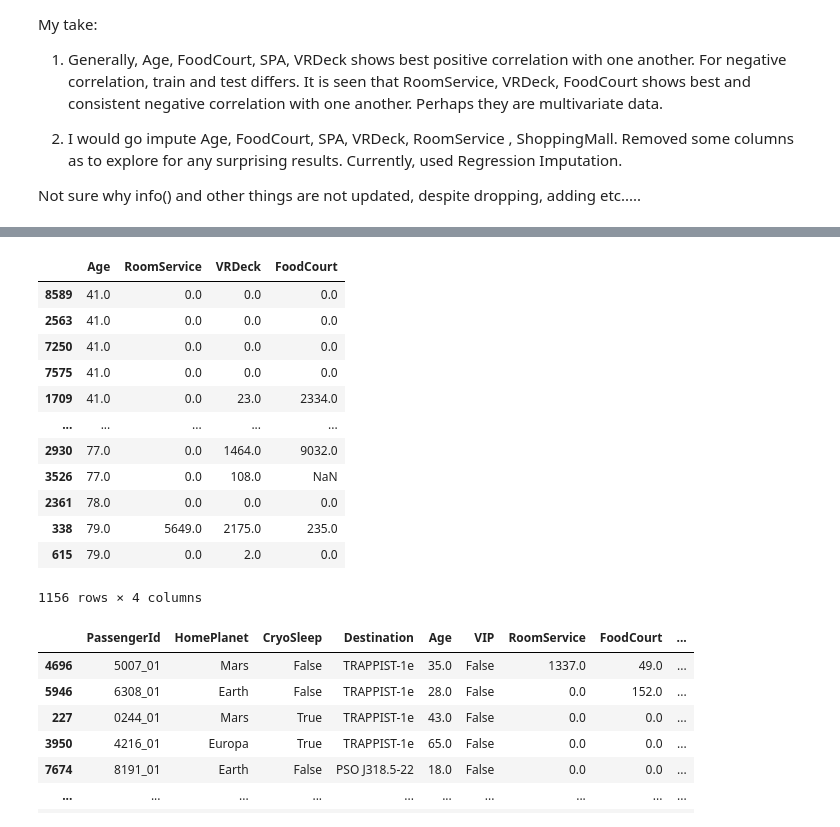
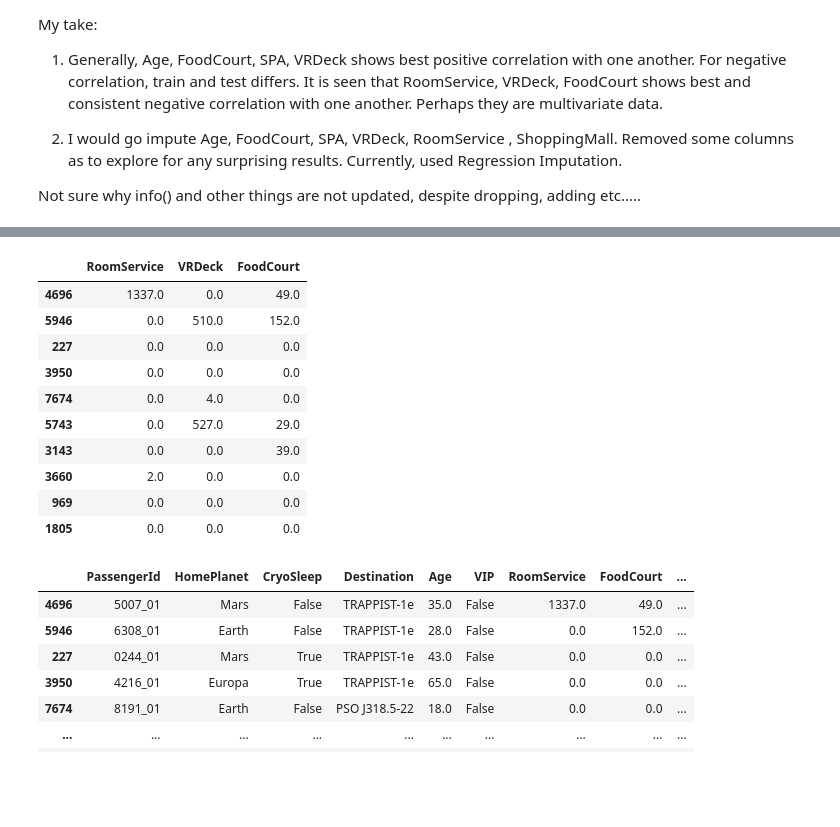
Before and after one commit to lseeker5/Spaceship-Titanic, a Jupyter notebook: spaceship-titanic-v1.ipynb, the cells around one changed output, grey strips where cells are left out. Cells and saved outputs as stored; diff of their text form; code cells hidden in the pictures; blank space fills up the shorter version.

```diff
--- a/spaceship-titanic-v1.ipynb
+++ b/spaceship-titanic-v1.ipynb
@@ -352,22 +391,18 @@ positive_correlation
 # %%
-negative_correlation = X_train[['Age','RoomService', 'VRDeck', 'FoodCourt']][X_train['Age'] > 40].sort_values(by = ['Age'], ascending = True)
-
-negative_correlation
-# X_train[['RoomService', 'VRDeck', 'FoodCourt']].head(10)
+X_train.sort_values(by = ['Age'], ascending = True)
+X_train[['RoomService', 'VRDeck', 'FoodCourt']].head(10)
 # %% [output]
-|  | Age | RoomService | VRDeck | FoodCourt |
-| 8589 | 41.0 | 0.0 | 0.0 | 0.0 |
-| 2563 | 41.0 | 0.0 | 0.0 | 0.0 |
-| 7250 | 41.0 | 0.0 | 0.0 | 0.0 |
-| 7575 | 41.0 | 0.0 | 0.0 | 0.0 |
-| 1709 | 41.0 | 0.0 | 23.0 | 2334.0 |
-| ... | ... | ... | ... | ... |
-| 2930 | 77.0 | 0.0 | 1464.0 | 9032.0 |
-| 3526 | 77.0 | 0.0 | 108.0 | NaN |
-| 2361 | 78.0 | 0.0 | 0.0 | 0.0 |
-| 338 | 79.0 | 5649.0 | 2175.0 | 235.0 |
-| 615 | 79.0 | 0.0 | 2.0 | 0.0 |
+|  | RoomService | VRDeck | FoodCourt |
+| 4696 | 1337.0 | 0.0 | 49.0 |
+| 5946 | 0.0 | 510.0 | 152.0 |
+| 227 | 0.0 | 0.0 | 0.0 |
+| 3950 | 0.0 | 0.0 | 0.0 |
+| 7674 | 0.0 | 4.0 | 0.0 |
+| 5743 | 0.0 | 527.0 | 29.0 |
+| 3143 | 0.0 | 0.0 | 39.0 |
+| 3660 | 2.0 | 0.0 | 0.0 |
+| 969 | 0.0 | 0.0 | 0.0 |
+| 1805 | 0.0 | 0.0 | 0.0 |
-1156 rows × 4 columns
 # %%
 # Checking of shape to ensure train and valid features and target corresponds correctly.
 
```
Also changed, not shown: parts of 48 cells of this notebook.
